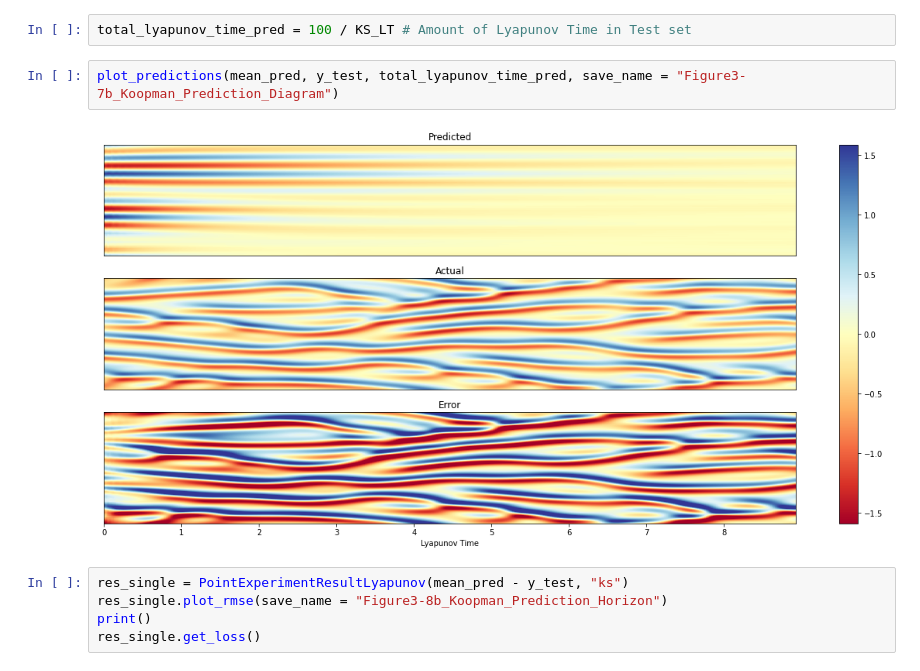
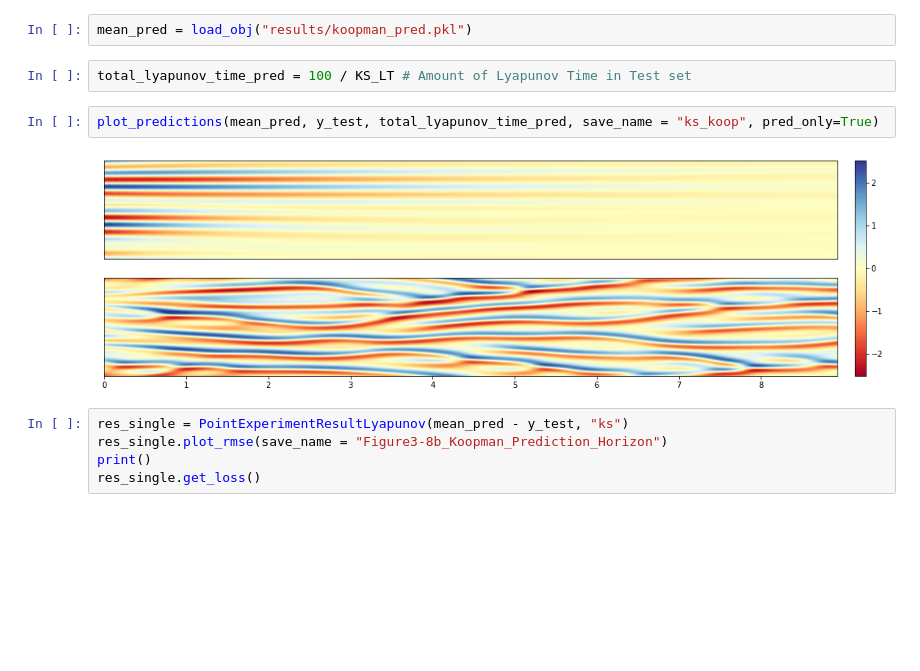
Before and after one commit to justlotw/Deep-Learning-Prediction-and-Uncertainty-Quantification-of-High-Dimensional-Time-Series-Data, a Jupyter notebook: 1_compare_pred/2_ks60/4_koopman_ks60.ipynb, the cells around one changed output. Cells and saved outputs as stored; diff of their text form; blank space fills up the shorter version.

```diff
--- a/1_compare_pred/2_ks60/4_koopman_ks60.ipynb
+++ b/1_compare_pred/2_ks60/4_koopman_ks60.ipynb
@@ -1027,9 +1026,11 @@ save_obj(mean_pred, "results", "koopman_pred.pkl")
+# %%
+mean_pred = load_obj("results/koopman_pred.pkl")
 # %%
 total_lyapunov_time_pred = 100 / KS_LT # Amount of Lyapunov Time in Test set
 # %%
-plot_predictions(mean_pred, y_test, total_lyapunov_time_pred, save_name = "Figure3-7b_Koopman_Prediction_Diagram")
+plot_predictions(mean_pred, y_test, total_lyapunov_time_pred, save_name = "ks_koop", pred_only=True)
 # %% [output]
-[figure, old version]
+[figure, new version]
 # %%
 res_single = PointExperimentResultLyapunov(mean_pred - y_test, "ks")
 res_single.plot_rmse(save_name = "Figure3-8b_Koopman_Prediction_Horizon")
```
Also changed, not shown: parts of 2 cells of this notebook, 8 other files.
